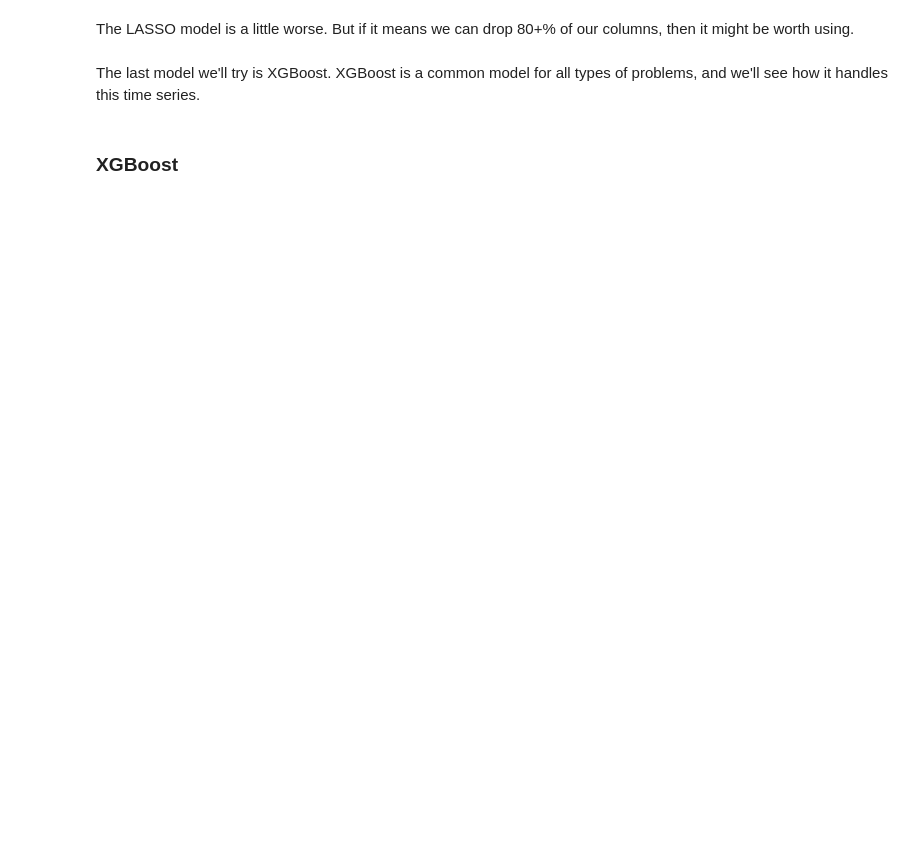
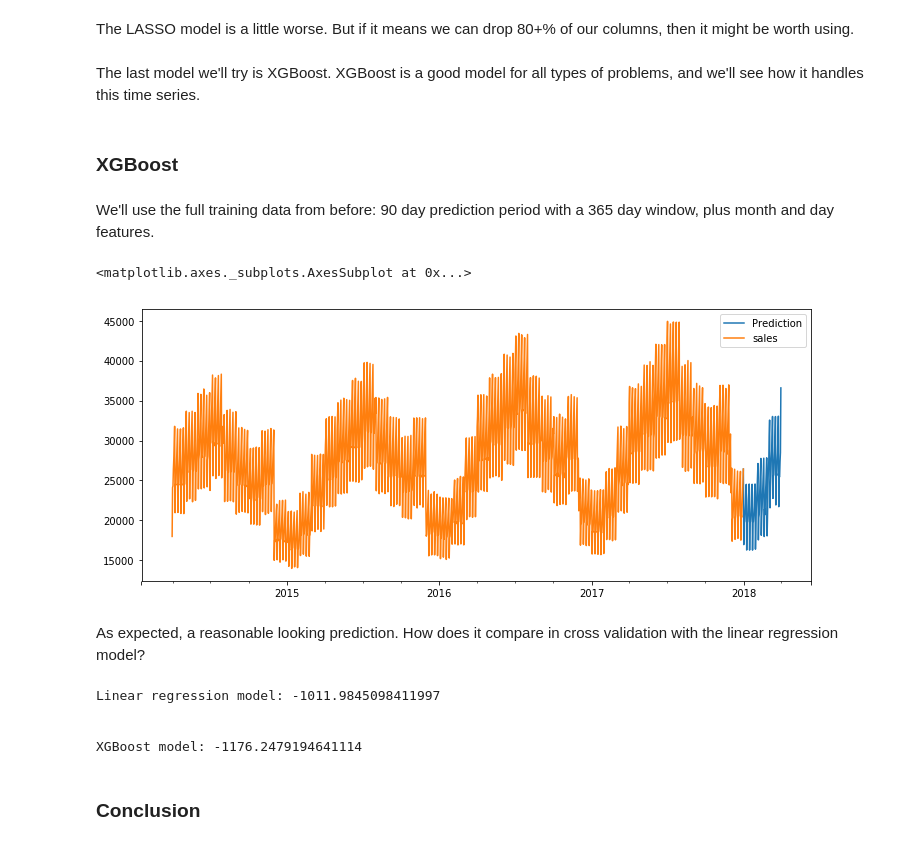
Before and after one commit to cmckeag/Kaggle-Store, a Jupyter notebook: py/pub.ipynb, the cells around one changed output. Cells and saved outputs as stored; diff of their text form; code cells hidden in the pictures; blank space fills up the shorter version.

Commit message:
Finished most stuff, fixed ARIMA section after changing the data format.

```diff
--- a/py/pub.ipynb
+++ b/py/pub.ipynb
@@ -388,8 +390,45 @@ Full model: -1012.0326365312828
 # %% [markdown]
 The LASSO model is a little worse. But if it means we can drop 80+% of our columns, then it might be worth using.
 # %% [markdown]
-The last model we'll try is XGBoost. XGBoost is a common model for all types of problems, and we'll see how it handles this time series.
+The last model we'll try is XGBoost. XGBoost is a good model for all types of problems, and we'll see how it handles this time series.
 # %% [markdown]
 ### XGBoost
 # %%
 from xgboost import XGBRegressor
+# %% [markdown]
+We'll use the full training data from before: 90 day prediction period with a 365 day window, plus month and day features.
+# %%
+x_train,y_train,x_test = forecast_split(pd.DataFrame(train.groupby('date').sum()['sales']),
+                                        periods = 90, window_size = 365)
+# Feature engineering on the training and test sets
+df = pd.concat([x_train,x_test])
+# (one hot encoding on months and days of week)
+df = pd.concat([df, pd.get_dummies(df.index.map(lambda x:x.month), prefix = 'month').set_index(df.index)], axis = 1)
+df = pd.concat([df, pd.get_dummies(df.index.map(lambda x:x.dayofweek), prefix = 'day').set_index(df.index)], axis = 1)
+#Split back into training and test set
+x_train = df.loc[x_train.index]
+x_test = df.loc[x_test.index]
+# %%
+xgb = XGBRegressor()
+xgb.fit(x_train,y_train)
+cv_score_xgb = cross_val_score(xgb, X = x_train, y = y_train['sales'], cv = TimeSeriesSplit(n_splits=16), scoring = 'neg_mean_absolute_error')
+pred = pd.DataFrame(data = xgb.predict(x_test), index = x_test.index, columns=['Prediction'])
+total = pd.concat([y_train,pred], sort=True)
+total.loc[x_train.index[-1],'Prediction'] = total.drop('Prediction',axis=1).loc[x_train.index[-1]].values[0]
+total.plot.line(figsize=(12,5))
+# %% [output]
+<matplotlib.axes._subplots.AxesSubplot at 0x...>
+[figure, added]
+# %% [markdown]
+As expected, a reasonable looking prediction. How does it compare in cross validation with the linear regression model?
+# %%
+print('Linear regression model: {}'.format(cv_score_full.mean()))
+print('\n')
+print('XGBoost model: {}'.format(cv_score_xgb.mean()))
+# %% [output]
+Linear regression model: -1011.9845098411997
+
+
+XGBoost model: -1176.2479194641114
+# %% [markdown]
+### Conclusion
```
Also changed, not shown: parts of 7 cells of this notebook, 1 other file.
